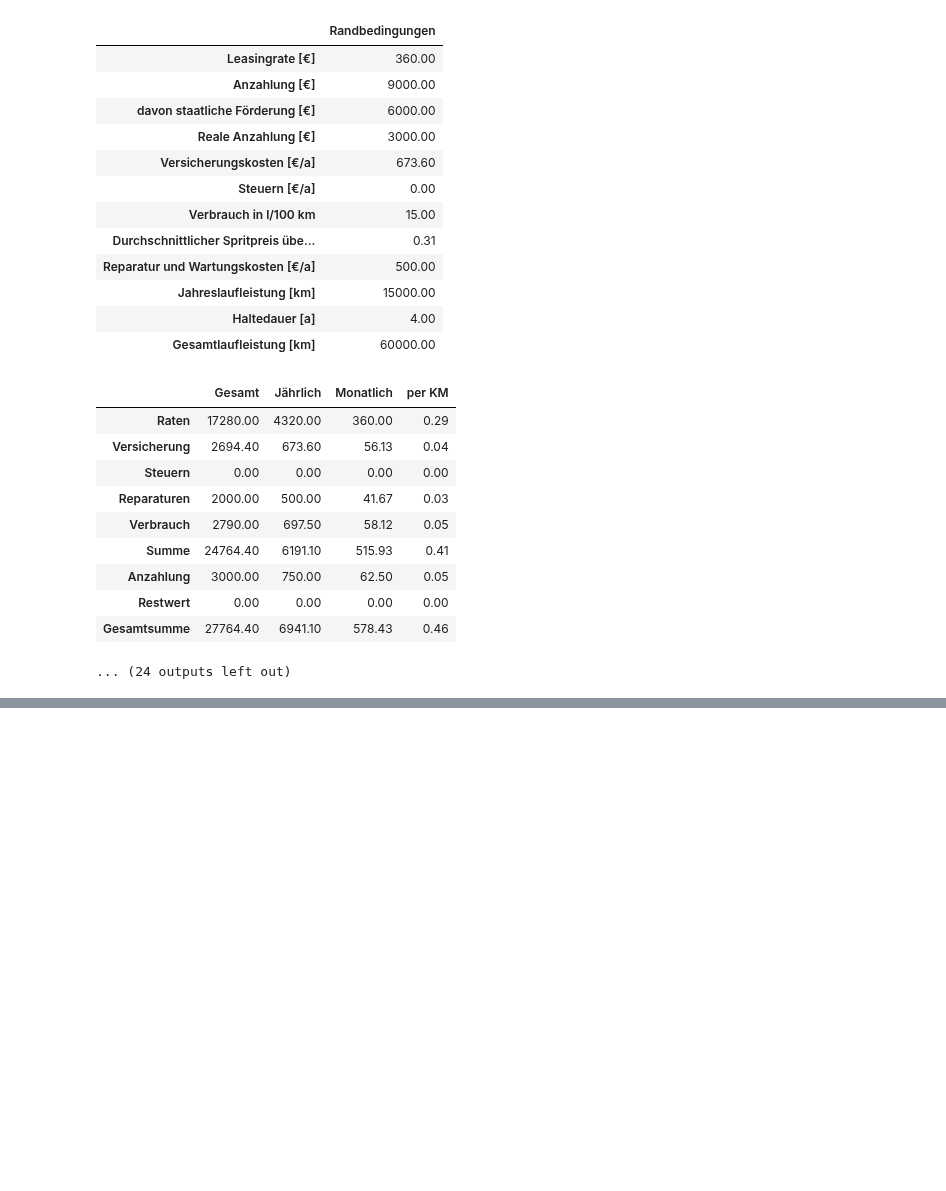
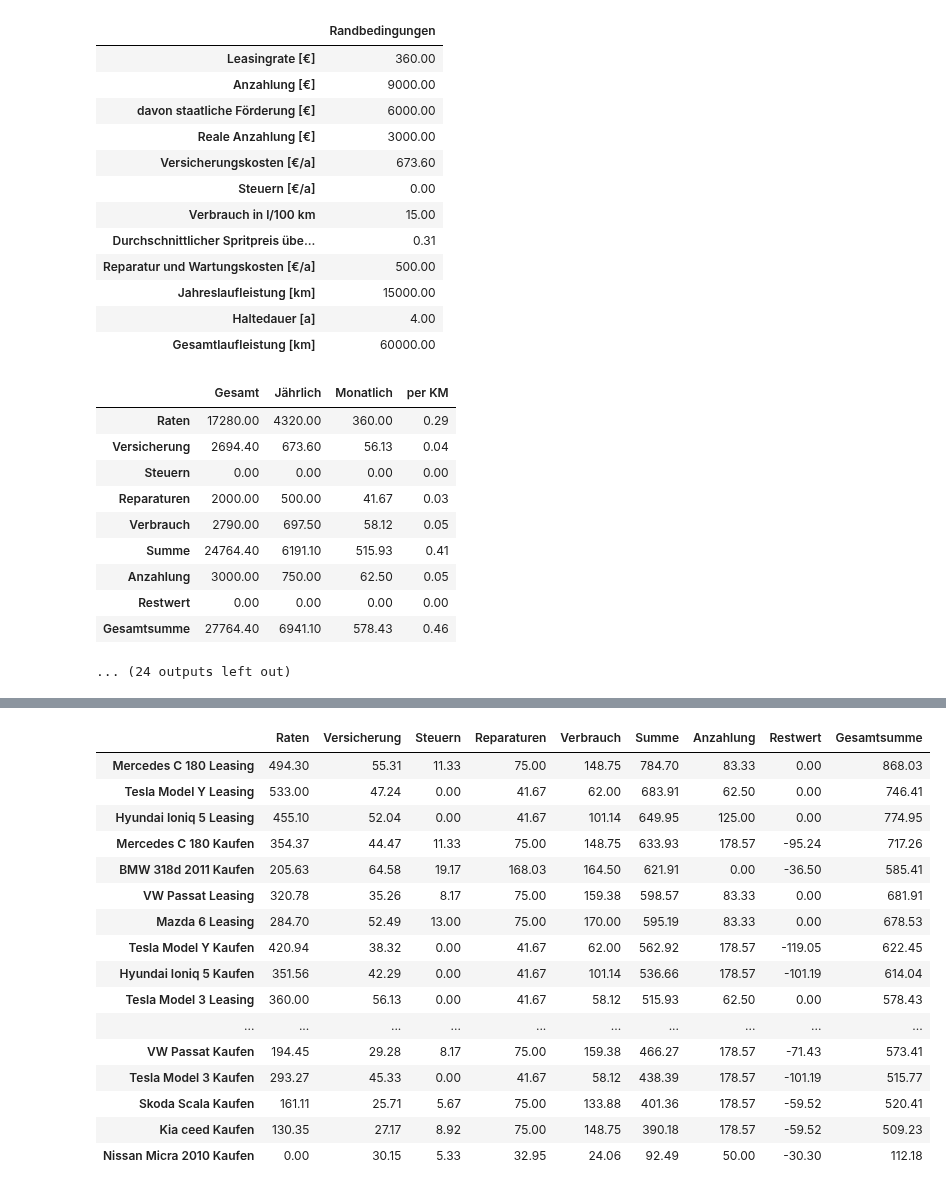
Before and after one commit to schorschie/car_cost_comparisons, a Jupyter notebook: BK_Caller_with_leasing.ipynb, the cells around one changed output, grey strips where cells are left out. Cells and saved outputs as stored; diff of their text form; code cells hidden in the pictures; blank space fills up the shorter version.

Commit message:
Transpose alst Table

```diff
--- a/BK_Caller_with_leasing.ipynb
+++ b/BK_Caller_with_leasing.ipynb
@@ -459,6 +456,13 @@ for car in cars:
         car['rest_value_thumb_value'] = r'Kein Restwert, da Leasingfahrzeug'
 # %%
 latex = ''
+
+overview = pd.DataFrame()
+overview.name='Monatliche Kosten im Verlgeich'
+
+_, dummy = Operating_Cost().get_frames()
+comparison = pd.DataFrame(columns=dummy.index)
+
 for car in cars:
     if car['estimate']:
         estimate_string = r'\emph{Gesch\"atzter}'
@@ -496,6 +500,10 @@ for car in cars:
 
     input_values_path = Path('images/' + slugify(label) + '-boundaries.png')
     calc_df_path = Path('images/' + slugify(label) + '-calc_df.png')
+
+    comparison = comparison.append(pd.DataFrame(data=[calc_values['Monatlich'].values],
+                                                columns=dummy.index,
+                                                index=[label]))
 
     latex = r"""%s
 \twocolumn
@@ -784,3 +743,48 @@ latex = r"""%s
+# %%
+bold_column = pd.IndexSlice[comparison.index , ['Summe', 'Gesamtsumme']]
+light_column = pd.IndexSlice[comparison.index, comparison.columns[6:]]
+
+overview_path_1 = 'images/overview1.png'
+
+dfi.export(comparison.sort_values('Summe', ascending=False).style.applymap(df_style, subset=bold_column)\
+                                                      .applymap(light_style, subset=light_column)\
+                                                      .format('{:,.2f}'),
+           overview_path_1)
+
+display(comparison.sort_values('Summe', ascending=False).style.applymap(df_style, subset=bold_column)\
+                                                      .applymap(light_style, subset=light_column)\
+                                                      .format('{:,.2f}'))
+
+latex = r"""%s
+
+\pagebreak
+
+\onecolumn
+\null
+\vfill
+\includegraphics[width=0.85\columnwidth]{%s}
+\vfill
+
+""" % (latex,
+      overview_path_1)
+# %% [output]
+|  | Raten | Versicherung | Steuern | Reparaturen | Verbrauch | Summe | Anzahlung | Restwert | Gesamtsumme |
+| Mercedes C 180 Leasing | 494.30 | 55.31 | 11.33 | 75.00 | 148.75 | 784.70 | 83.33 | 0.00 | 868.03 |
+| Tesla Model Y Leasing | 533.00 | 47.24 | 0.00 | 41.67 | 62.00 | 683.91 | 62.50 | 0.00 | 746.41 |
+| Hyundai Ioniq 5 Leasing | 455.10 | 52.04 | 0.00 | 41.67 | 101.14 | 649.95 | 125.00 | 0.00 | 774.95 |
+| Mercedes C 180 Kaufen | 354.37 | 44.47 | 11.33 | 75.00 | 148.75 | 633.93 | 178.57 | -95.24 | 717.26 |
+| BMW 318d 2011 Kaufen | 205.63 | 64.58 | 19.17 | 168.03 | 164.50 | 621.91 | 0.00 | -36.50 | 585.41 |
+| VW Passat Leasing | 320.78 | 35.26 | 8.17 | 75.00 | 159.38 | 598.57 | 83.33 | 0.00 | 681.91 |
+| Mazda 6 Leasing | 284.70 | 52.49 | 13.00 | 75.00 | 170.00 | 595.19 | 83.33 | 0.00 | 678.53 |
+| Tesla Model Y Kaufen | 420.94 | 38.32 | 0.00 | 41.67 | 62.00 | 562.92 | 178.57 | -119.05 | 622.45 |
+| Hyundai Ioniq 5 Kaufen | 351.56 | 42.29 | 0.00 | 41.67 | 101.14 | 536.66 | 178.57 | -101.19 | 614.04 |
+| Tesla Model 3 Leasing | 360.00 | 56.13 | 0.00 | 41.67 | 58.12 | 515.93 | 62.50 | 0.00 | 578.43 |
+| ... | ... | ... | ... | ... | ... | ... | ... | ... | ... |
+| VW Passat Kaufen | 194.45 | 29.28 | 8.17 | 75.00 | 159.38 | 466.27 | 178.57 | -71.43 | 573.41 |
+| Tesla Model 3 Kaufen | 293.27 | 45.33 | 0.00 | 41.67 | 58.12 | 438.39 | 178.57 | -101.19 | 515.77 |
+| Skoda Scala Kaufen | 161.11 | 25.71 | 5.67 | 75.00 | 133.88 | 401.36 | 178.57 | -59.52 | 520.41 |
+| Kia ceed Kaufen | 130.35 | 27.17 | 8.92 | 75.00 | 148.75 | 390.18 | 178.57 | -59.52 | 509.23 |
+| Nissan Micra 2010 Kaufen | 0.00 | 30.15 | 5.33 | 32.95 | 24.06 | 92.49 | 50.00 | -30.30 | 112.18 |
 # %%
 tex_file = r'report_l.tex'
 with open(tex_file, 'w') as fid:
```
Also changed, not shown: parts of 5 cells of this notebook, 3 other files.
